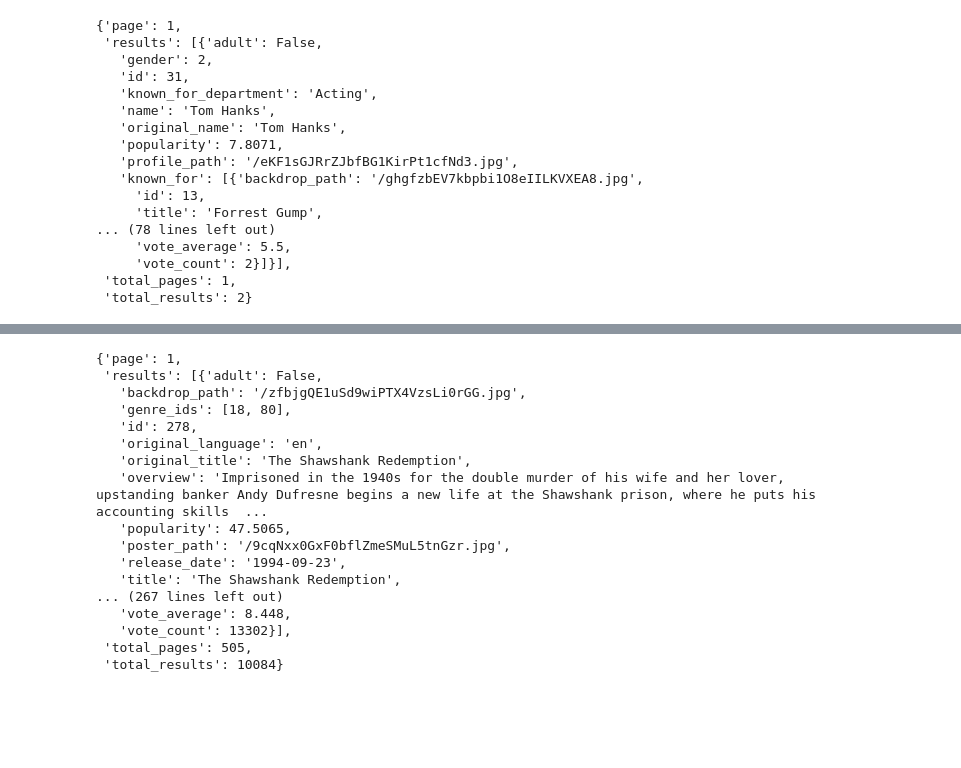
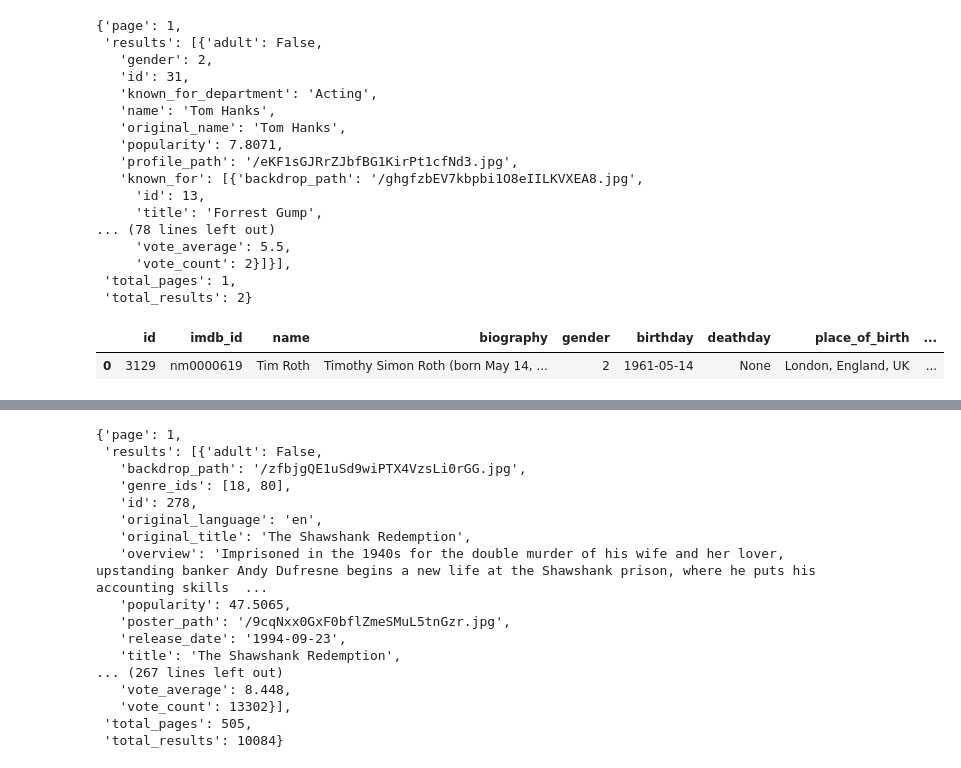
Before and after one commit to DK-Hieu/PTPM_project, a Jupyter notebook: tmdb_dataset.ipynb, the cells around one changed output, grey strips where cells are left out. Drawn from its saved outputs; the diff is of its cells as text; code cells hidden in the pictures; blank space fills up the shorter version.

```diff
--- a/tmdb_dataset.ipynb
+++ b/tmdb_dataset.ipynb
@@ -337,3 +337,26 @@ response.json()
      'vote_count': 2}]}],
  'total_pages': 1,
  'total_results': 2}
+# %%
+import pandas as pd
+import requests
+import json
+
+person_id = 3129
+
+url = f"https://api.themoviedb.org/3/person/{person_id}?language=en-US"
+
+headers = {
+    "accept": "application/json",
+    "Authorization": "Bearer eyJhbGciOiJIUzI1NiJ9.eyJhdWQiOiJlNWEzMGJmNWQyYmU5YzdiNzUwNTQ5ZTc3NTc1YTQ5OCIsIm5iZiI6MTc0Mjc0ODk0Ny44LCJzdWIiOiI2N2UwM2QxMzIxMGZhODBhMGY0ZGE4NzMiLCJzY29wZXMiOlsiYXBpX3JlYWQiXSwidmVyc2lvbiI6MX0.3Jf337Oe9cB_nBG4kCFfxnLYNpEXcm13G92QoBJSf2k"
+}
+
+response = requests.get(url, headers=headers)
+data = response.json()
+data_str = json.dumps(data)
+df = pd.DataFrame([response.json()])
+df = df[['id','imdb_id','name','biography','gender','birthday','deathday','place_of_birth','known_for_department','popularity','profile_path']]
+df
+# %% [output]
+|  | id | imdb_id | name | biography | gender | birthday | deathday | place_of_birth | ... |
+| 0 | 3129 | nm0000619 | Tim Roth | Timothy Simon Roth (born May 14, ... | 2 | 1961-05-14 | None | London, England, UK | ... |
```
Also changed, not shown: parts of 2 cells of this notebook, 11 other files.
